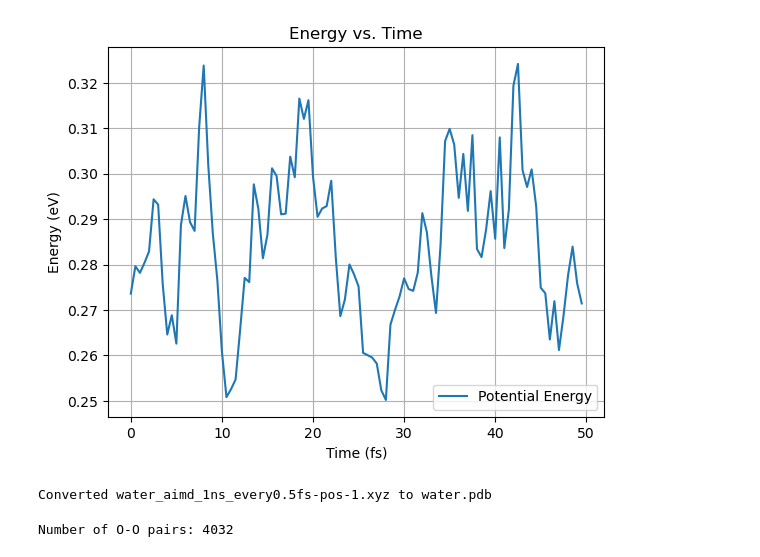
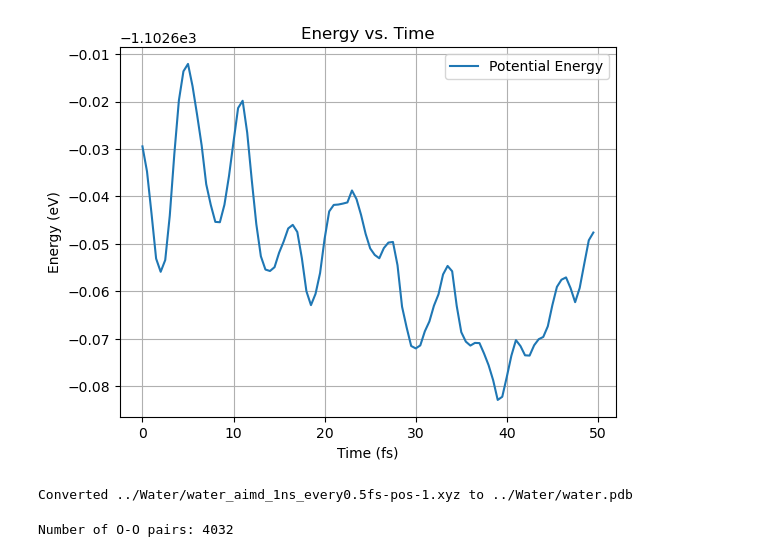
Before and after one commit to HiJihye/comp-lab-class-2024, a Jupyter notebook: Week12/Runs/Notebook/water.ipynb, the cells around one changed output. Drawn from its saved outputs; the diff is of its cells as text; code cells hidden in the pictures.

```diff
--- a/Week12/Runs/Notebook/water.ipynb
+++ b/Week12/Runs/Notebook/water.ipynb
@@ -14,37 +14,37 @@ def plot_energy(filename):
                 continue
             try:
                 # 줄을 숫자로 변환하여 리스트에 추가
                 data.append(list(map(float, line.split())))
             except ValueError:
                 # 숫자로 변환할 수 없는 줄은 무시
                 continue
 
     # 리스트를 NumPy 배열로 변환
     data = np.array(data)
 
     # 데이터가 적합한 형식인지 확인
     if data.shape[1] < 3:  # 최소 3열(스텝, 시간, 에너지)이 있어야 함
         raise ValueError("파일 형식이 잘못되었습니다. 최소 3개의 열이 필요합니다.")
 
     # 시간 및 에너지 데이터 추출
     time = data[:, 1]  # 2번째 열: 시간(fs)
-    energy = data[:, 2]  # 3번째 열: 에너지(eV)
+    energy = data[:, 4]  # 3번째 열: 에너지(eV)
 
     # 그래프 그리기
     plt.figure()
     plt.plot(time, energy, label="Potential Energy")
     plt.xlabel("Time (fs)")
     plt.ylabel("Energy (eV)")
     plt.title("Energy vs. Time")
     plt.legend()
     plt.grid()
-    plt.savefig("energy_vs_time.png")  # 그래프를 PNG 파일로 저장
+    plt.savefig("../Figures/Water/energy_vs_time.png")  # 그래프를 PNG 파일로 저장
     plt.show()
 
 # 함수 호출
-plot_energy("water_aimd_1ns_every0.5fs-1.ener")  # 파일 이름을 실제 이름으로 변경
+plot_energy("../Water/water_aimd_1ns_every0.5fs-1.ener")  # 파일 이름을 실제 이름으로 변경
 # %% [output]
-[figure, old version]
+[figure, new version]
 # %%
 def xyz_to_pdb(xyz_file, pdb_file, box_size=None):
     """
@@ -80,12 +80,12 @@ def xyz_to_pdb(xyz_file, pdb_file, box_size=None):
 
 # 사용 예시
 xyz_to_pdb(
-    xyz_file="water_aimd_1ns_every0.5fs-pos-1.xyz",
-    pdb_file="water.pdb",
+    xyz_file="../Water/water_aimd_1ns_every0.5fs-pos-1.xyz",
+    pdb_file="../Water/water.pdb",
     box_size=(12.42, 12.42, 12.42)  # 박스 크기 (Å)
 )
 # %% [output]
-Converted water_aimd_1ns_every0.5fs-pos-1.xyz to water.pdb
+Converted ../Water/water_aimd_1ns_every0.5fs-pos-1.xyz to ../Water/water.pdb
 # %%
 import mdtraj as md
 import matplotlib.pyplot as plt
```
Also changed, not shown: parts of 1 cell of this notebook, 5 other files.
